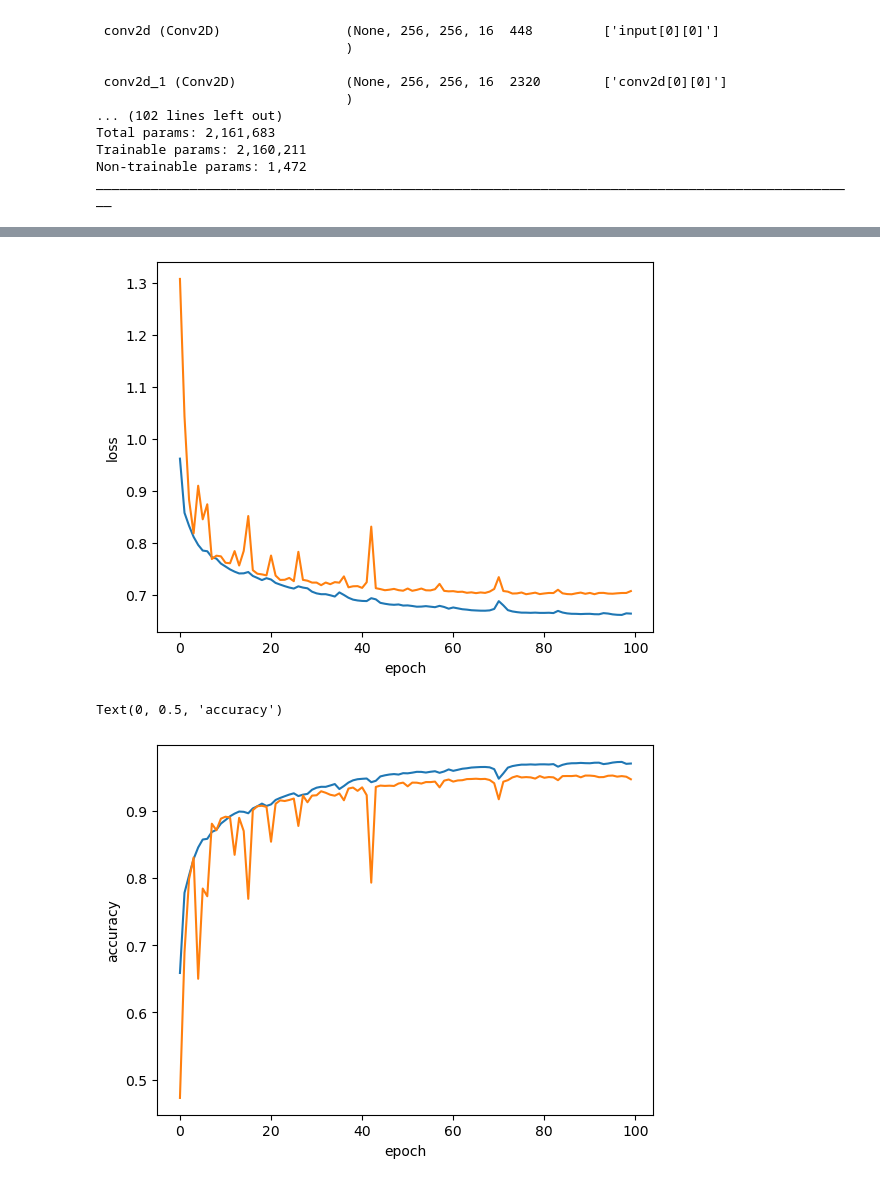
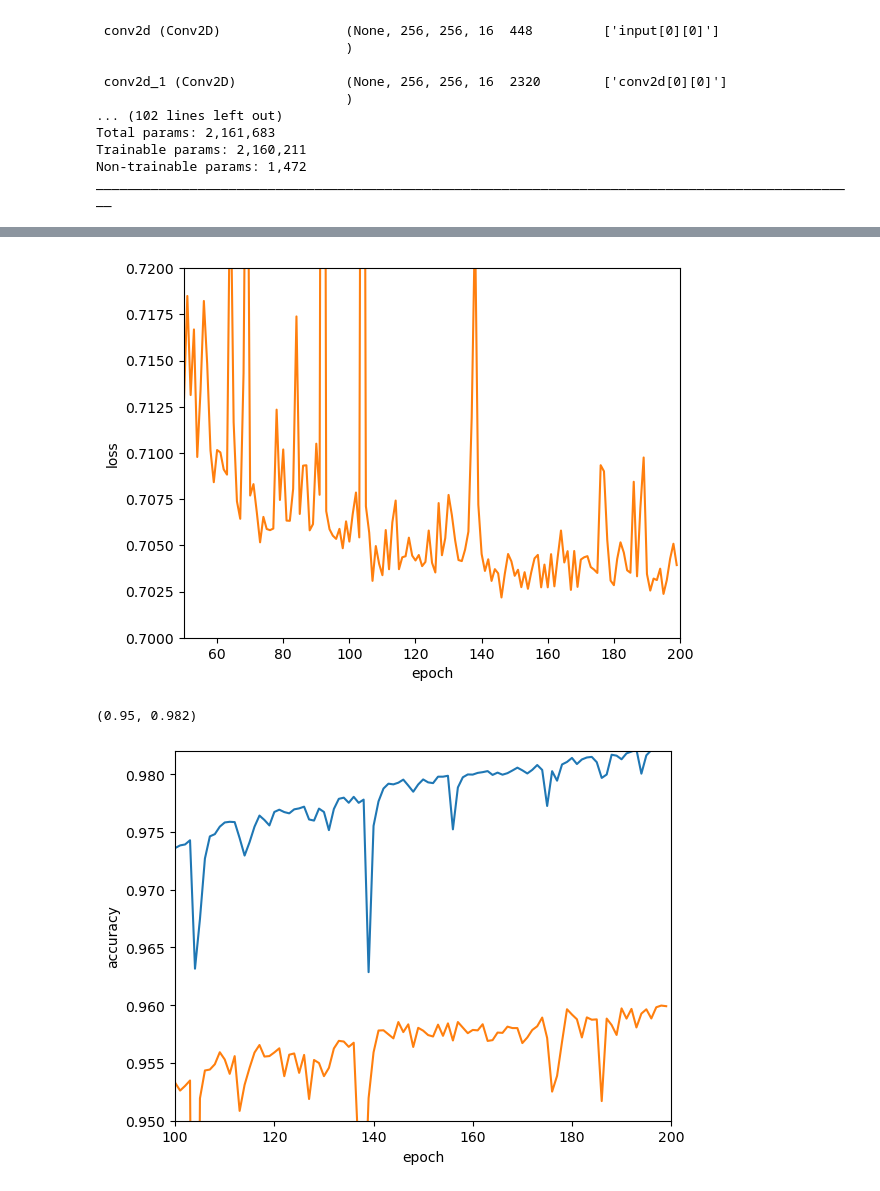
Before and after one commit to zsylvester/segmenteverygrain, a Jupyter notebook: segmenteverygrain/Train_seg_unet_model.ipynb, the cells around one changed output, grey strips where cells are left out. Cells and saved outputs as stored; diff of their text form; code cells hidden in the pictures.

```diff
--- a/segmenteverygrain/Train_seg_unet_model.ipynb
+++ b/segmenteverygrain/Train_seg_unet_model.ipynb
@@ -149,5 +149,5 @@ Trainable params: 2,160,211
 Non-trainable params: 1,472
 __________________________________________________________________________________________________
 # %%
-history = model.fit(train_dataset, epochs=100, validation_data=val_dataset)
+history = model.fit(train_dataset, epochs=200, validation_data=val_dataset)
 # %% [output]
@@ -174,24 +174,24 @@ Epoch 100/100
 # %%
 plt.figure()
 plt.plot(history.history['loss'])
 plt.plot(history.history['val_loss'])
 plt.xlabel('epoch')
 plt.ylabel('loss');
-# plt.xlim([50,200])
-# plt.ylim([0.685, 0.700]);
+plt.xlim([50,200])
+plt.ylim([0.7, 0.72]);
 # %% [output]
-[figure, old version]
+[figure, new version]
 # %%
 plt.figure()
 plt.plot(history.history['accuracy'])
 plt.plot(history.history['val_accuracy'])
 plt.xlabel('epoch')
 plt.ylabel('accuracy')
-# plt.xlim([100,200])
-# plt.ylim([0.95, 0.985])
+plt.xlim([100,200])
+plt.ylim([0.95, 0.982])
 # %% [output]
-Text(0, 0.5, 'accuracy')
+(0.95, 0.982)
-[figure, old version]
+[figure, new version]
 # %%
 model.evaluate(test_dataset)
 # %% [output]
```
Also changed, not shown: parts of 3 cells of this notebook, 8 other files.
